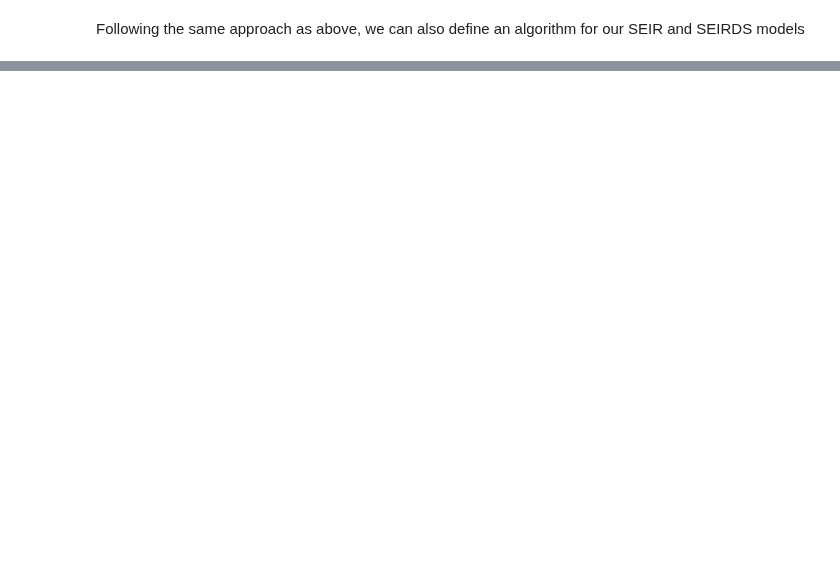
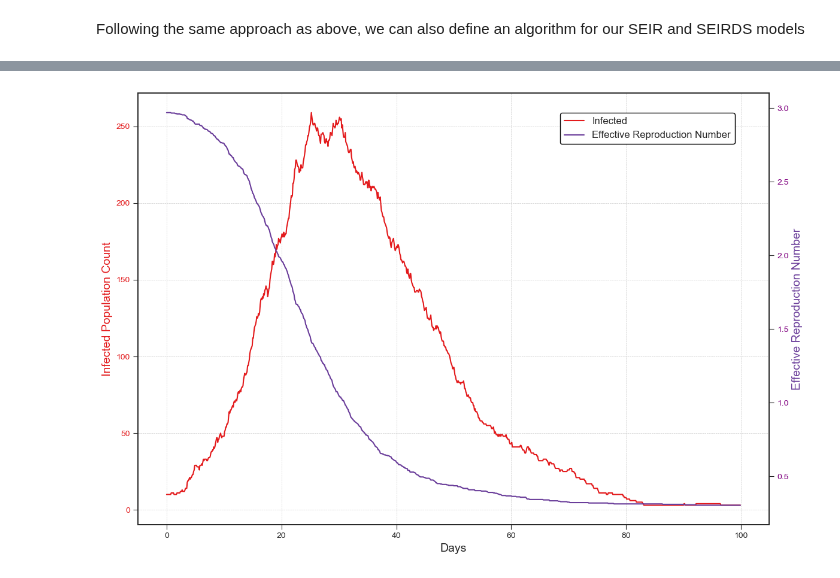
Before and after one commit to rosastreg/Undergrad_AM_Thesis, a Jupyter notebook: Theory/Epidemic_Modelling.ipynb, the cells around one changed output, grey strips where cells are left out. Drawn from its saved outputs; the diff is of its cells as text; code cells hidden in the pictures; blank space fills up the shorter version.

```diff
--- a/Theory/Epidemic_Modelling.ipynb
+++ b/Theory/Epidemic_Modelling.ipynb
@@ -288,0 +392,48 @@ plt.show()
+# %%
+# Example 1
+
+N = 1000         # Total population size
+beta = 0.3       # Infection rate
+gamma = 0.1      # Recovery rate
+T = 100          # Total simulation time (in days)
+dt = 0.1         # Time step (in days)
+S0 = 990         # Initial number of susceptible individuals
+I0 = 10          # Initial number of infected individuals
+R0 = 0           # Initial number of recovered individuals
+
+# Run the simulation
+S, I, R, time = DTMC_SIR(N, beta, gamma, T, dt, S0, I0, R0)
+
+RT = beta/gamma * S/N
+
+# Plot the results
+fig, ax1 = plt.subplots(figsize=(12, 8))
+plt.grid(visible=True, linestyle='--', linewidth=0.5)
+plt.style.use('seaborn-v0_8-ticks')
+colors = sns.color_palette('Paired')
+
+ax1.plot(time, I, label="Infected", color=colors[5])
+ax1.set_xlabel('Days', fontsize=14)
+ax1.set_ylabel('Infected Population Count', fontsize=14, color=colors[5])
+ax1.tick_params(axis='y', labelcolor=colors[5])
+
+# Create the second axis (right y-axis) for "RT"
+ax2 = ax1.twinx()  # This creates a twin y-axis that shares the same x-axis
+ax2.plot(time, RT, label="Effective Reproduction Number", color=colors[9])
+ax2.set_ylabel('Effective Reproduction Number', fontsize=14, color=colors[9])
+ax2.tick_params(axis='y', labelcolor='purple')
+
+# Customize the plot
+fig.legend(
+    bbox_to_anchor=(0.9, 0.95),
+    fontsize=12,
+    title='',
+    frameon=True,
+    fancybox=True,
+    framealpha=1,
+    edgecolor='black',
+    facecolor='white')
+plt.tight_layout()
+plt.show()
+# %% [output]
+[figure, added]
```
Also changed, not shown: parts of 13 cells of this notebook.
